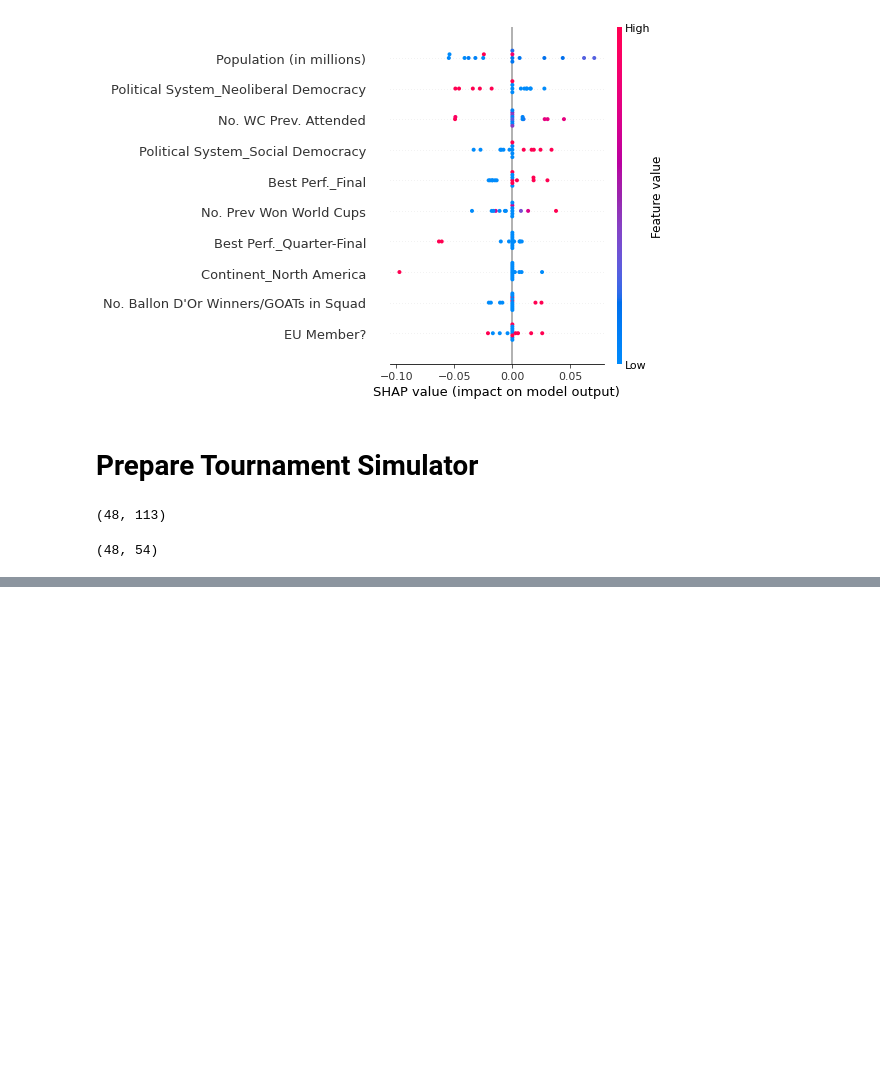
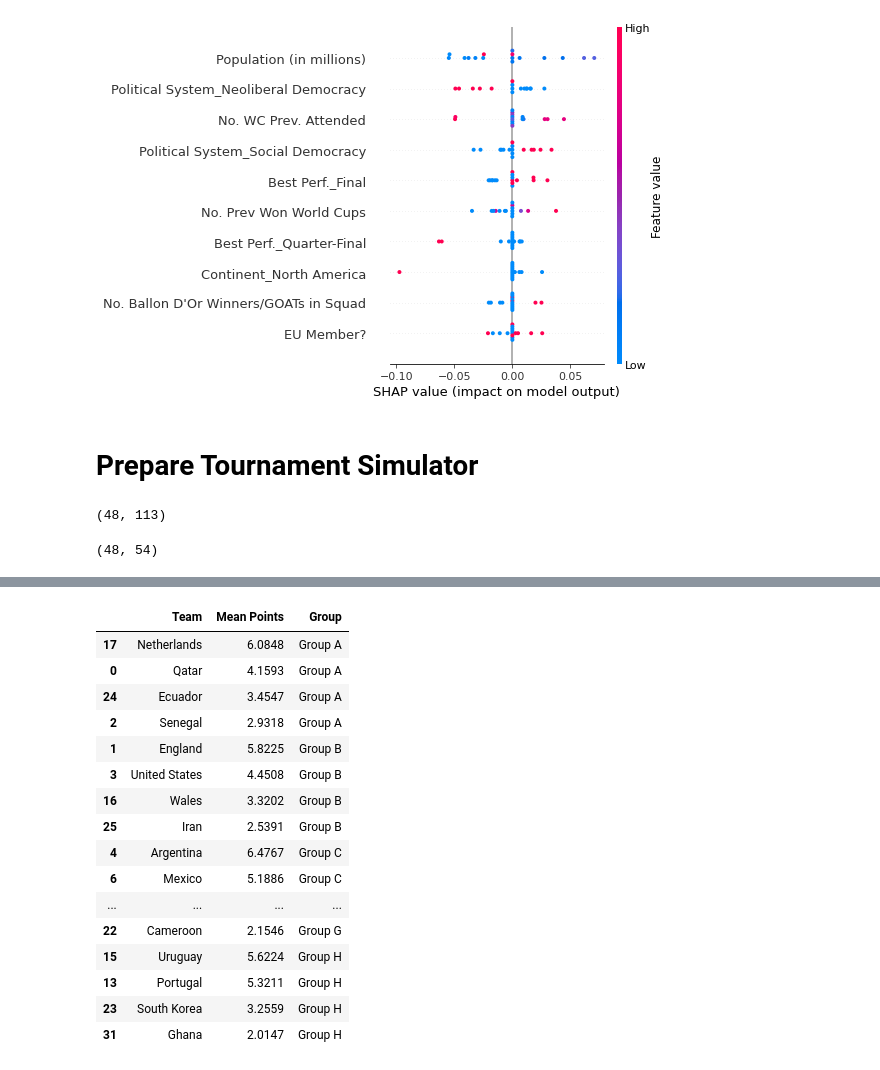
Before and after one commit to lbiral/PoliticalWorldCup, a Jupyter notebook: Main.ipynb, the cells around one changed output, grey strips where cells are left out. Cells and saved outputs as stored; diff of their text form; code cells hidden in the pictures; blank space fills up the shorter version.

```diff
--- a/Main.ipynb
+++ b/Main.ipynb
@@ -778,0 +770,32 @@ Simulation Error: 0.21984478687499995
+# %%
+#Use simulated group stage results to fill out most likely bracket
+gs_df = pd.DataFrame()
+gs_df['Team'] = team_group_result_dict.keys()
+gs_df['Mean Points'] = [np.mean(i) for i in team_group_result_dict.values()]
+group_lista = []
+for i in gs_df['Team'].tolist():
+    for x in group_stage_dict.keys():
+        if i in group_stage_dict[x]:
+            group_lista.append(x)
+            break
+gs_df['Group'] = group_lista
+gs_df = gs_df.sort_values(['Group', 'Mean Points'], ascending=[True,False])
+gs_df
+# %% [output]
+|  | Team | Mean Points | Group |
+| 17 | Netherlands | 6.0848 | Group A |
+| 0 | Qatar | 4.1593 | Group A |
+| 24 | Ecuador | 3.4547 | Group A |
+| 2 | Senegal | 2.9318 | Group A |
+| 1 | England | 5.8225 | Group B |
+| 3 | United States | 4.4508 | Group B |
+| 16 | Wales | 3.3202 | Group B |
+| 25 | Iran | 2.5391 | Group B |
+| 4 | Argentina | 6.4767 | Group C |
+| 6 | Mexico | 5.1886 | Group C |
+| ... | ... | ... | ... |
+| 22 | Cameroon | 2.1546 | Group G |
+| 15 | Uruguay | 5.6224 | Group H |
+| 13 | Portugal | 5.3211 | Group H |
+| 23 | South Korea | 3.2559 | Group H |
+| 31 | Ghana | 2.0147 | Group H |
```
Also changed, not shown: parts of 13 cells of this notebook.
